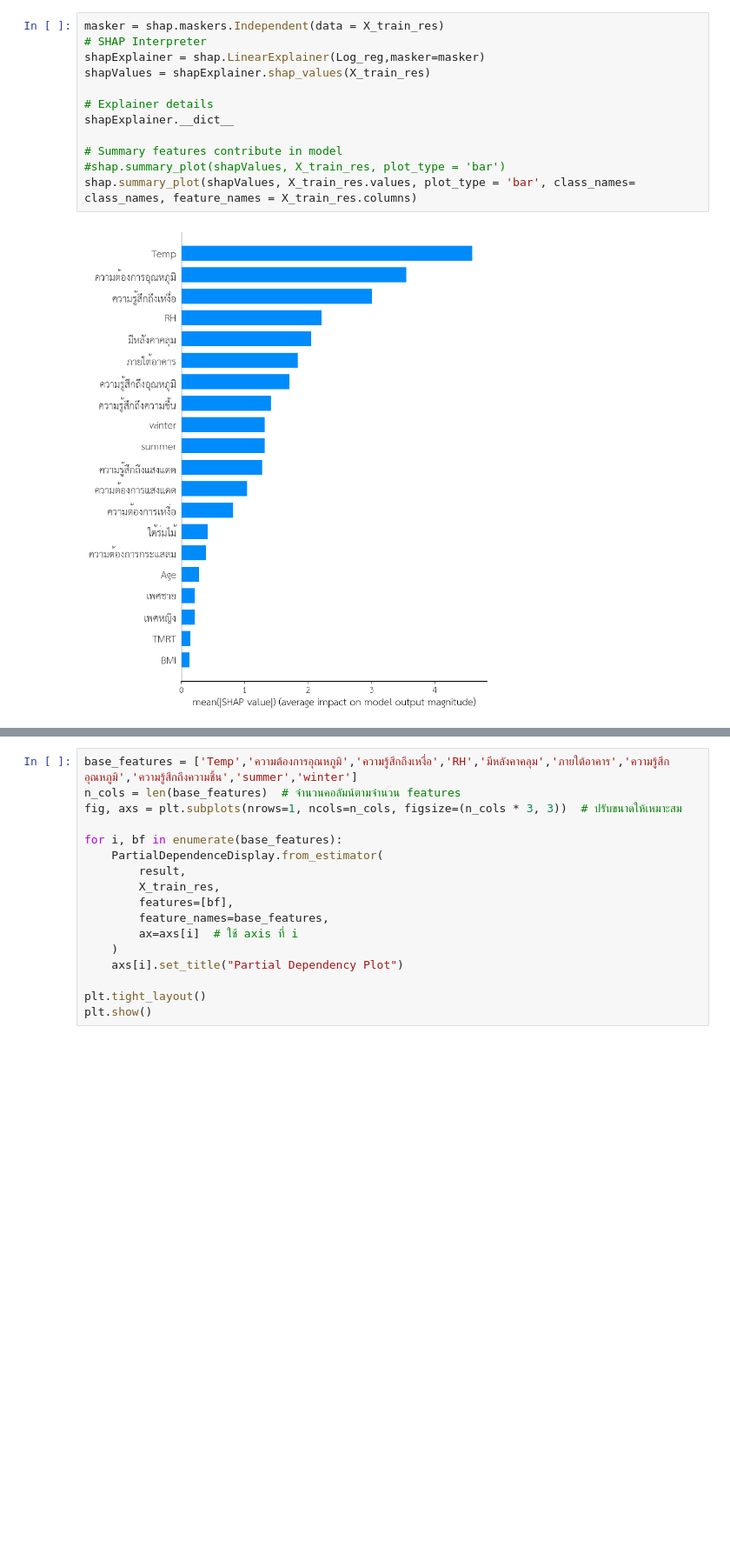
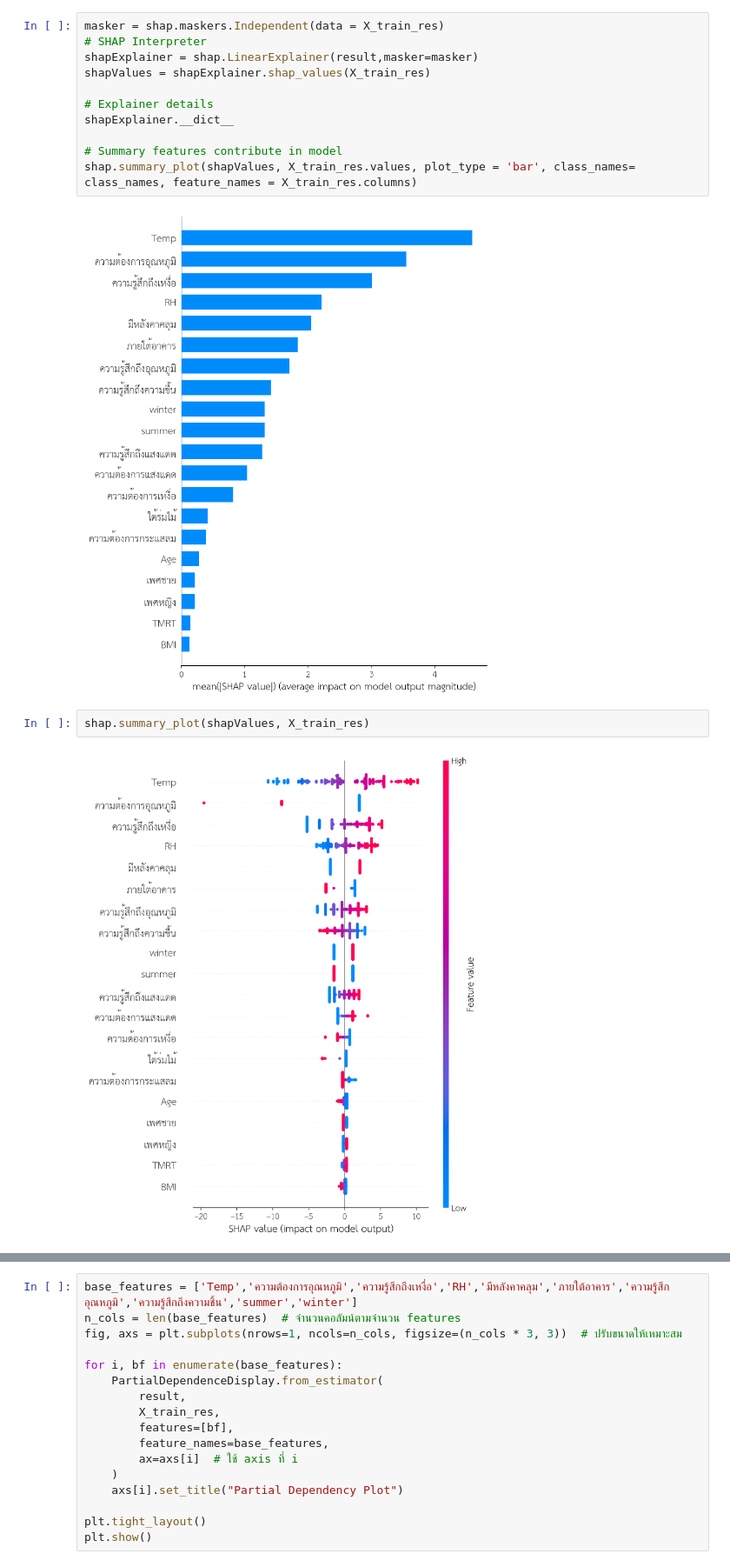
Before and after one commit to Thipwadee/Project2, a Jupyter notebook: 2_TSV_Clf_Models_Explained.ipynb, the cells around one changed output, grey strips where cells are left out. Shown at 87% size. Drawn from its saved outputs; the diff is of its cells as text; blank space fills up the shorter version.

```diff
--- a/2_TSV_Clf_Models_Explained.ipynb
+++ b/2_TSV_Clf_Models_Explained.ipynb
@@ -402,14 +379,17 @@ class_names = [0,1]
 # %%
 masker = shap.maskers.Independent(data = X_train_res)
 # SHAP Interpreter
-shapExplainer = shap.LinearExplainer(Log_reg,masker=masker)
+shapExplainer = shap.LinearExplainer(result,masker=masker)
 shapValues = shapExplainer.shap_values(X_train_res)
 
 # Explainer details
 shapExplainer.__dict__
 
 # Summary features contribute in model
-#shap.summary_plot(shapValues, X_train_res, plot_type = 'bar')
 shap.summary_plot(shapValues, X_train_res.values, plot_type = 'bar', class_names= class_names, feature_names = X_train_res.columns)
 # %% [output]
 [figure]
+# %%
+shap.summary_plot(shapValues, X_train_res)
+# %% [output]
+[figure, added]
```
Also changed, not shown: parts of 12 cells of this notebook.
